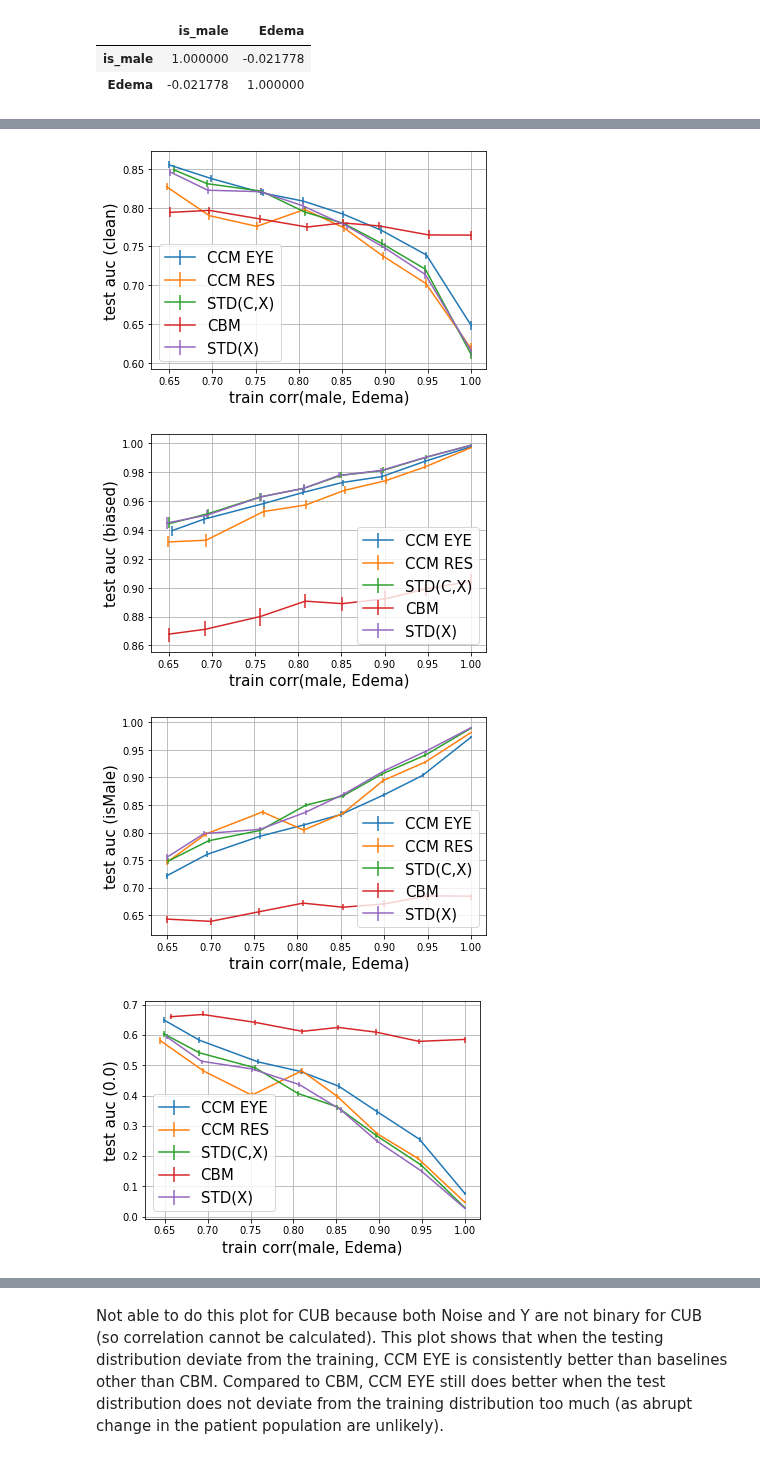
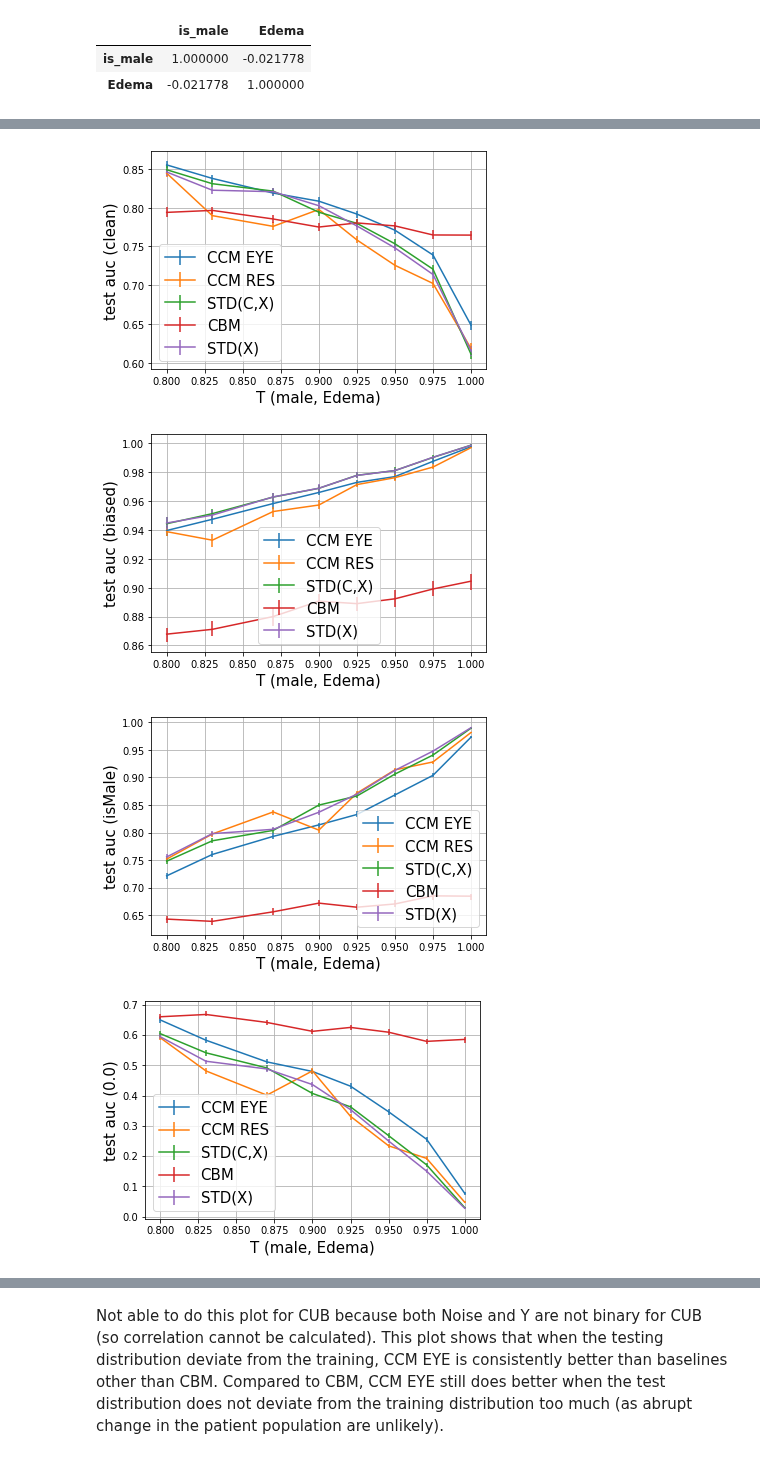
Before and after one commit to nathanwang000/ConceptCredibleModel, a Jupyter notebook: notebooks/mimic_stats.ipynb, the cells around one changed output, grey strips where cells are left out. Drawn from its saved outputs; the diff is of its cells as text; code cells hidden in the pictures.

```diff
--- a/notebooks/mimic_stats.ipynb
+++ b/notebooks/mimic_stats.ipynb
@@ -252,13 +256,15 @@ filenames = [ # name, t, alpha
     # ('../outputs/cfa9fff0617811ec830e8fa97a4e8129/cbm_Edema.npz', 0.975, None),
     # ('../outputs/ed0b99ba614f11ec830e8fa97a4e8129/standard_Edema.npz', 0.975, None),
     # # t = 0.95
+    ('../outputs/a42968d2767411ec830e8fa97a4e8129/ccmr_Edema.npz', 0.95, None),
+    # # ('../outputs/579ec276620311ec830e8fa97a4e8129/ccmr_Edema.npz', 0.95, None), # ccmr split val
     # ('../outputs/a67cb9785f0811ec830e8fa97a4e8129/standard_Edema.npz', 0.95, None),
-    # ('../outputs/579ec276620311ec830e8fa97a4e8129/ccmr_Edema.npz', 0.95, None),
     # ('../outputs/4643a8d2616a11ec830e8fa97a4e8129/cbm_Edema.npz', 0.95, None),
     # ('../outputs/fc58903e616911ec830e8fa97a4e8129/ccm_Edema.npz', 0.95, 0),
     # ('../outputs/86ccb66a616411ec830e8fa97a4e8129/ccm_Edema.npz', 0.95, 1e-2),
     # # t = 0.925
-    # ('../outputs/7fcfa8a661fd11ec830e8fa97a4e8129/ccmr_Edema.npz', 0.925, None),
+    # ('../outputs/6ca1a5d8766911ec830e8fa97a4e8129/ccmr_Edema.npz', 0.925, None),
+    # # ('../outputs/7fcfa8a661fd11ec830e8fa97a4e8129/ccmr_Edema.npz', 0.925, None), # cmmr split val
     # ('../outputs/c0c1a2da618d11ec830e8fa97a4e8129/ccm_Edema.npz', 0.925, 0),
     # ('../outputs/342e322a618311ec830e8fa97a4e8129/ccm_Edema.npz', 0.925, 1e-2),
     # ('../outputs/d35ee6be615b11ec830e8fa97a4e8129/cbm_Edema.npz', 0.925, None),
@@ -269,22 +275,23 @@ filenames = [ # name, t, alpha
     # ('../outputs/5df7a9fe4b3711ecb773ac1f6b24a434/cbm_Edema.npz', 0.9, None),
     # ('../outputs/36dbcf544bf911ecb773ac1f6b24a434/ccm_Edema.npz', 0.9, 0),
     # ('../outputs/4e5eb1be4bdb11ecb773ac1f6b24a434/ccmr_Edema.npz', 0.9, None),
-    # t = 0.87
-    ('../outputs/a5dde380758211ec830e8fa97a4e8129/ccm_Edema.npz', 0.87, 0.01),
-    ('../outputs/360706e2750d11ec830e8fa97a4e8129/standard_Edema.npz', 0.87, None),
-    ('../outputs/f135e60a750c11ec830e8fa97a4e8129/cbm_Edema.npz', 0.87, None),
-    ('../outputs/12934eb0758e11ec830e8fa97a4e8129/ccm_Edema.npz', 0.87, 0),
-    ('../outputs/dde98f96757c11ec830e8fa97a4e8129/ccmr_Edema.npz', 0.87, None),
-    # t = 0.83
-    ('../outputs/8ae30358758211ec830e8fa97a4e8129/ccm_Edema.npz', 0.83, 0.01),
-    ('../outputs/2f87b5e6750d11ec830e8fa97a4e8129/standard_Edema.npz', 0.83, None),
-    ('../outputs/ce6dbddc750c11ec830e8fa97a4e8129/cbm_Edema.npz', 0.83, None),
-    ('../outputs/1fd20566758a11ec830e8fa97a4e8129/ccm_Edema.npz', 0.83, 0),
-    ('../outputs/c91ab450757c11ec830e8fa97a4e8129/ccmr_Edema.npz', 0.83, None),
+    # # t = 0.87
+    # ('../outputs/a5dde380758211ec830e8fa97a4e8129/ccm_Edema.npz', 0.87, 0.01),
+    # ('../outputs/360706e2750d11ec830e8fa97a4e8129/standard_Edema.npz', 0.87, None),
+    # ('../outputs/f135e60a750c11ec830e8fa97a4e8129/cbm_Edema.npz', 0.87, None),
+    # ('../outputs/12934eb0758e11ec830e8fa97a4e8129/ccm_Edema.npz', 0.87, 0),
+    # ('../outputs/dde98f96757c11ec830e8fa97a4e8129/ccmr_Edema.npz', 0.87, None),
+    # # t = 0.83
+    # ('../outputs/8ae30358758211ec830e8fa97a4e8129/ccm_Edema.npz', 0.83, 0.01),
+    # ('../outputs/2f87b5e6750d11ec830e8fa97a4e8129/standard_Edema.npz', 0.83, None),
+    # ('../outputs/ce6dbddc750c11ec830e8fa97a4e8129/cbm_Edema.npz', 0.83, None),
+    # ('../outputs/1fd20566758a11ec830e8fa97a4e8129/ccm_Edema.npz', 0.83, 0),
+    # ('../outputs/c91ab450757c11ec830e8fa97a4e8129/ccmr_Edema.npz', 0.83, None),
     # # t = 0.8
+    # ('../outputs/84c54f5c766911ec830e8fa97a4e8129/ccmr_Edema.npz', 0.8, None),
+    # # ('../outputs/3f45f33446ba11ecb773ac1f6b24a434/ccmr_Edema.npz', 0.8, None), # ccmr split val
     # ('../outputs/86698a8046bc11ecb773ac1f6b24a434/ccm_Edema.npz', 0.8, 0),
     # ('../outputs/404868d246bc11ecb773ac1f6b24a434/ccm_Edema.npz', 0.8, 0.01),
-    # ('../outputs/3f45f33446ba11ecb773ac1f6b24a434/ccmr_Edema.npz', 0.8, None),
     # ('../outputs/f77275b2425611ecb773ac1f6b24a434/standard_Edema.npz', 0.8, None),
     # ('../outputs/80b3060c420211ecb773ac1f6b24a434/cbm_Edema.npz', 0.8, None),
 ]
@@ -358,30 +358,30 @@ for fn, t, alpha in filenames:
 # %%
 # plot result
 def plot_results(results, method_name, key, display_x=lambda x: x):
     x = sorted(results[method_name].keys())
     values = np.array([results[method_name][x_][key] for x_ in x]) # (n, 3)
     y = values[:, 1]
     yerr = np.vstack([y - values[:, 0], values[:, 2] - y])
     x_display = [display_x(x_) for x_ in x]
     plt.errorbar(x_display, y, yerr=yerr, label=method_name)
 
 # keys = ['clean', 'biased', 'isMale', 'male positive', 'male negative', 'female positive', 'female negative']
 # m = MIMIC(task)
-train_corr_display_x = lambda x: subsample_gender(m.df, x)[['is_male', task]].corr().iloc[0, 1]
+train_corr_display_x = lambda x: x #lambda x: subsample_gender(m.df, x)[['is_male', task]].corr().iloc[0, 1]
 for key in ['clean', 'biased', 'isMale', '0.0', '0.1', '0.2', '0.3', '0.4', '0.5', '0.6', '0.7', '0.8', '0.9', '1.0']:
-    xlabel = f"train corr(male, {task})"
+    xlabel = f"T (male, {task})"
     plot_results(results, 'CCM EYE', key, train_corr_display_x)
     plot_results(results, 'CCM RES', key, train_corr_display_x)
     plot_results(results, 'STD(C,X)', key, train_corr_display_x)
     plot_results(results, 'CBM', key, train_corr_display_x)
     plot_results(results, 'STD(X)', key, train_corr_display_x)
     plt.ylabel(f'test auc ({key})', fontsize=15)
     plt.xlabel(xlabel, fontsize=15)
     plt.legend(fontsize=15)
     plt.grid()
     plt.show()
 # %% [output]
-[figure, old version]
+[figure, new version]
-[figure, old version]
+[figure, new version]
-[figure, old version]
+[figure, new version]
-[figure, old version]
+[figure, new version]
```
Also changed, not shown: parts of 5 cells of this notebook, 5 other files.
